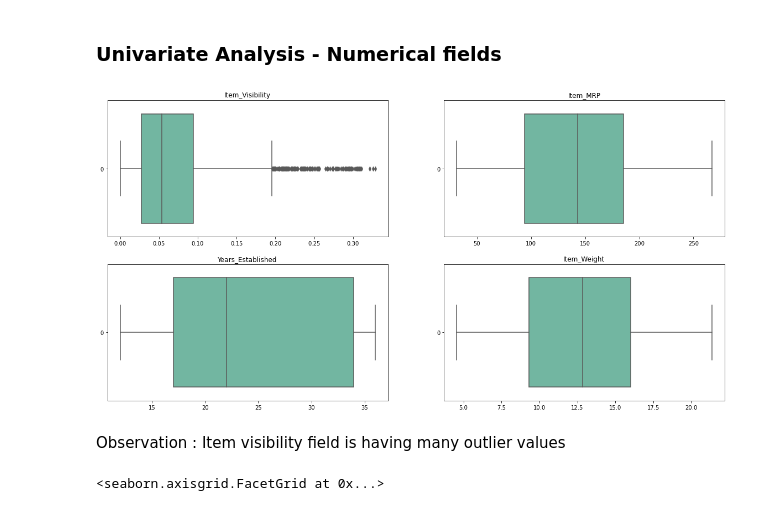
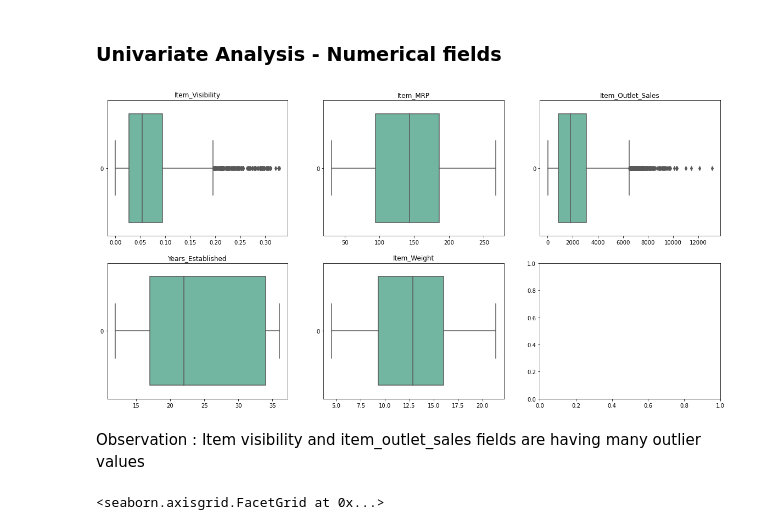
Before and after one commit to kanishkaRandunu/BigMart-Sales-Prediction, a Jupyter notebook: Big Mart Sales.ipynb, the cells around one changed output. Drawn from its saved outputs; the diff is of its cells as text; code cells hidden in the pictures.

```diff
--- a/Big Mart Sales.ipynb
+++ b/Big Mart Sales.ipynb
@@ -213,15 +213,16 @@ Index(['Item_Weight', 'Item_Visibility', 'Item_MRP',
 # %% [markdown]
 ### Univariate Analysis - Numerical fields
 # %%
-fig, axs = plt.subplots(2,2,figsize=(20, 10))
+fig, axs = plt.subplots(2,3,figsize=(20, 10))
 ax = sns.boxplot(data=df_train['Item_Visibility'], orient="h", palette="Set2",ax=axs[0,0]).set_title('Item_Visibility')
 ax = sns.boxplot(data=df_train['Item_MRP'], orient="h", palette="Set2",ax=axs[0,1]).set_title('Item_MRP')
 ax = sns.boxplot(data=df_train['Years_Established'], orient="h", palette="Set2",ax=axs[1,0]).set_title('Years_Established')
 ax = sns.boxplot(data=df_train['Item_Weight'], orient="h", palette="Set2",ax=axs[1,1]).set_title('Item_Weight')
+ax = sns.boxplot(data=df_train['Item_Outlet_Sales'], orient="h", palette="Set2",ax=axs[0,2]).set_title('Item_Outlet_Sales')
 # %% [output]
-[figure, old version]
+[figure, new version]
 # %% [markdown]
-Observation : Item visibility field is having many outlier values
+Observation : Item visibility and item_outlet_sales fields are having many outlier values
 # %%
 sns.displot(df_train['Item_Visibility'],kind="kde").set(title='Variation of Item Visibility')
 # %% [output]
```
Also changed, not shown: parts of 51 cells of this notebook.
